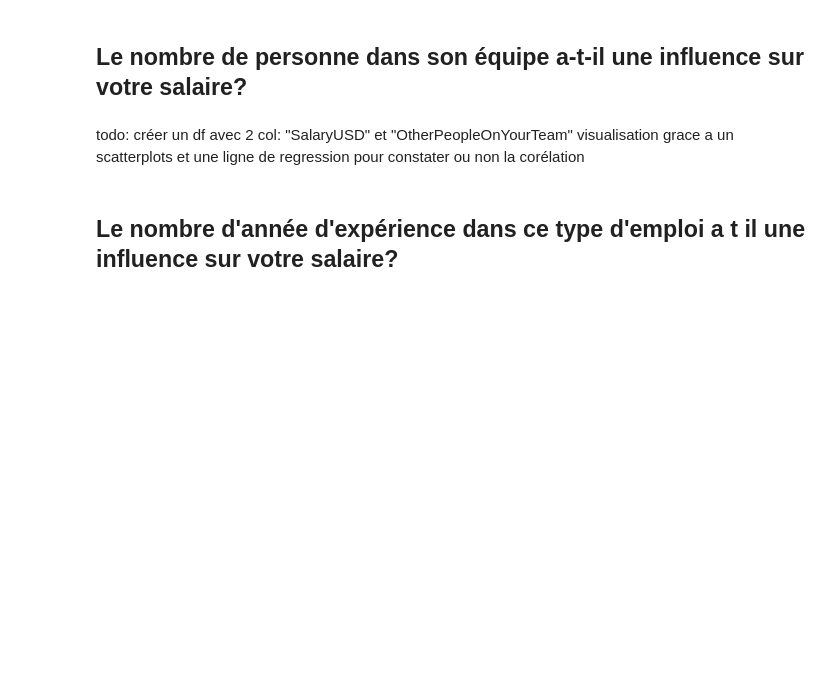
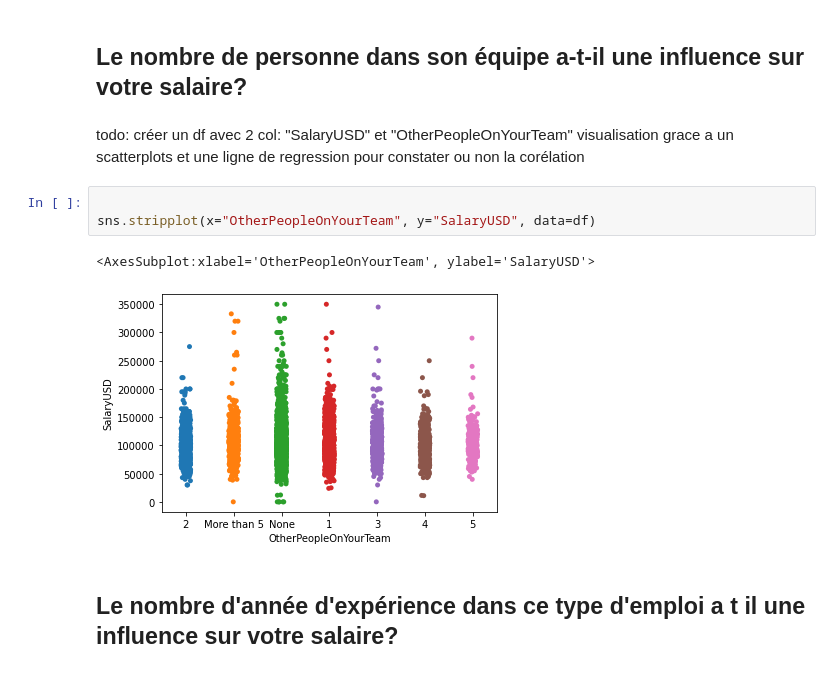
Before and after one commit to MarieDeSmedt/american-dream, a Jupyter notebook: notebook/data_visualization.ipynb, the cells around one changed output. Cells and saved outputs as stored; diff of their text form; blank space fills up the shorter version.

```diff
--- a/notebook/data_visualization.ipynb
+++ b/notebook/data_visualization.ipynb
@@ -88,6 +111,12 @@ Index(['SalaryUSD', 'Country', 'PostalCode', 'JobTitle',
 # %% [markdown]
 todo: créer un df avec 2 col: "SalaryUSD" et "OtherPeopleOnYourTeam"
 visualisation grace a un scatterplots et une ligne de regression pour constater ou non la corélation
+# %%
+
+sns.stripplot(x="OtherPeopleOnYourTeam", y="SalaryUSD", data=df)
+# %% [output]
+<AxesSubplot:xlabel='OtherPeopleOnYourTeam', ylabel='SalaryUSD'>
+[figure, added]
 # %% [markdown]
 ##  Le nombre d'année d'expérience dans ce type d'emploi a t il une influence sur votre salaire?
 # %% [markdown]
```
Also changed, not shown: parts of 3 cells of this notebook.
